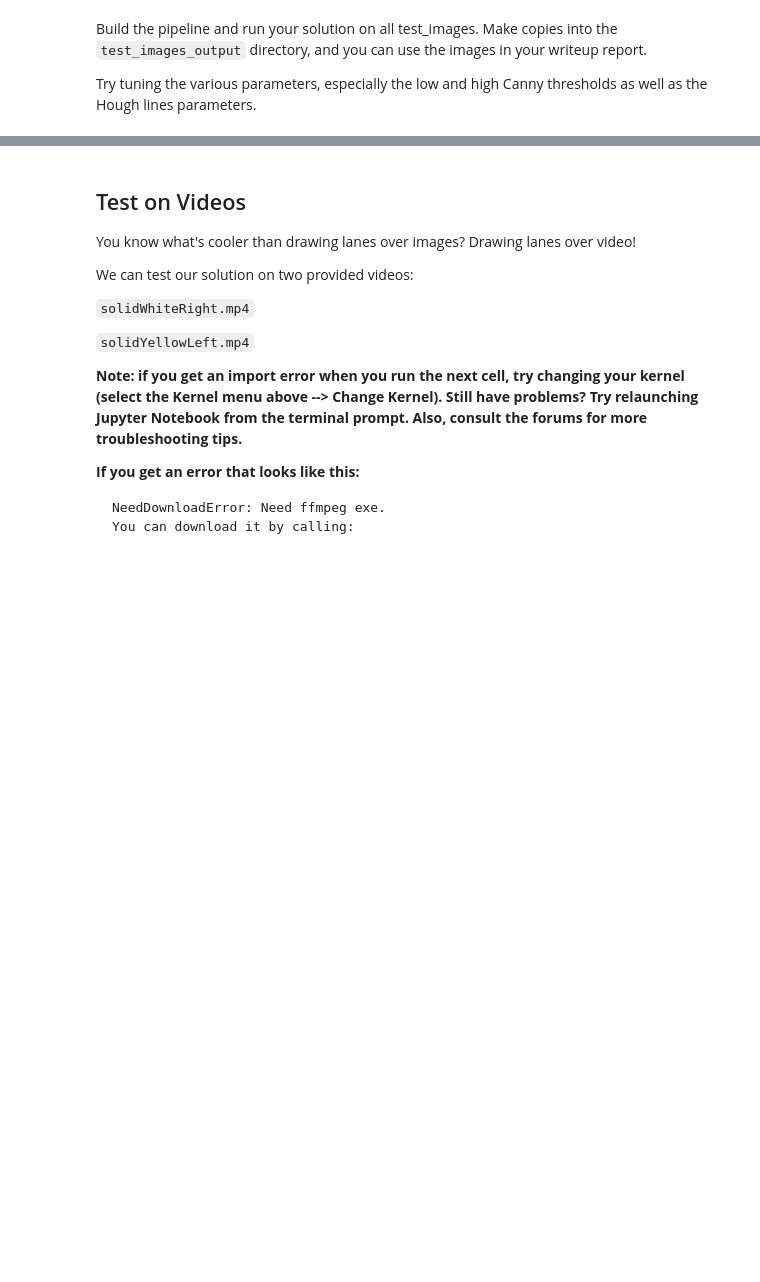
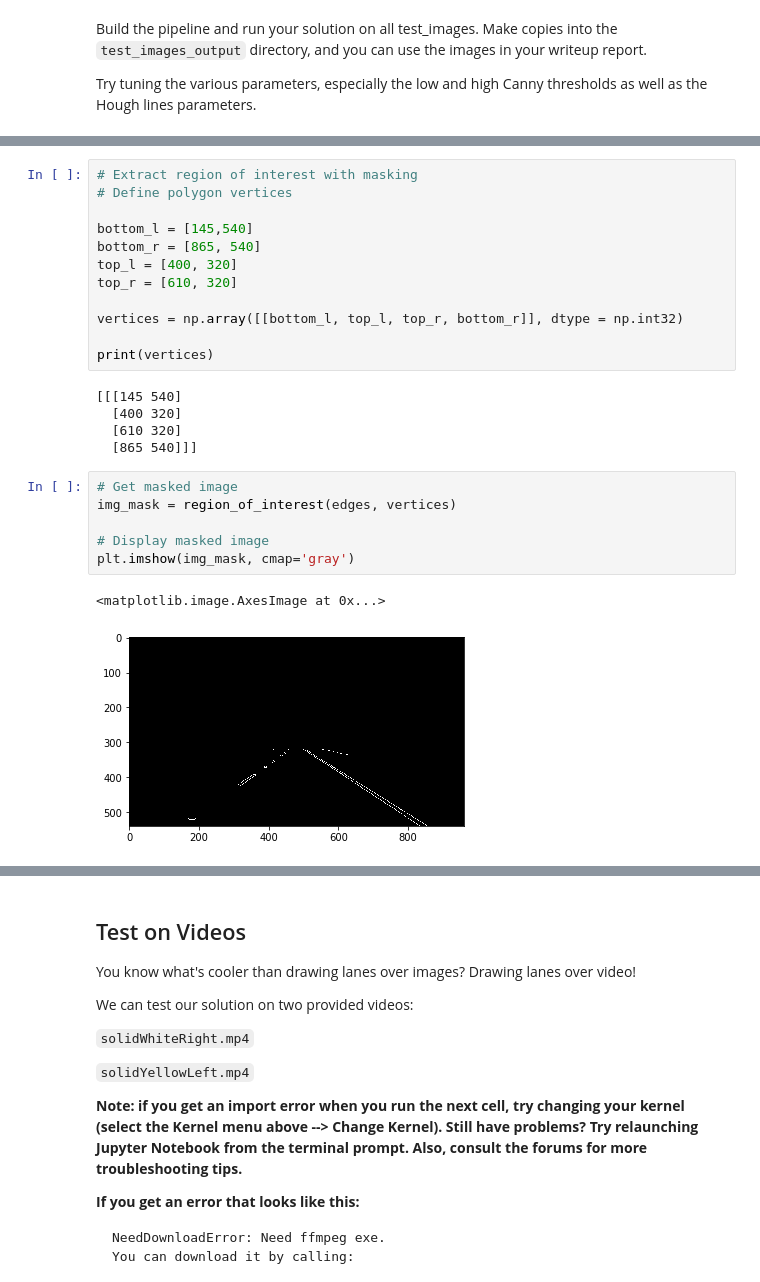
Before and after one commit to ghiberti/CarND-LaneLines-P1, a Jupyter notebook: P1.ipynb, the cells around one changed output, grey strips where cells are left out. Drawn from its saved outputs; the diff is of its cells as text; blank space fills up the shorter version.

```diff
--- a/P1.ipynb
+++ b/P1.ipynb
@@ -222,0 +222,26 @@ plt.imshow(plot_image)
+# %%
+# Extract region of interest with masking
+# Define polygon vertices
+
+bottom_l = [145,540]
+bottom_r = [865, 540]
+top_l = [400, 320]
+top_r = [610, 320]
+
+vertices = np.array([[bottom_l, top_l, top_r, bottom_r]], dtype = np.int32)
+
+print(vertices)
+# %% [output]
+[[[145 540]
+  [400 320]
+  [610 320]
+  [865 540]]]
+# %%
+# Get masked image
+img_mask = region_of_interest(edges, vertices)
+
+# Display masked image
+plt.imshow(img_mask, cmap='gray')
+# %% [output]
+<matplotlib.image.AxesImage at 0x...>
+[figure, added]
```
Also changed, not shown: parts of 7 cells of this notebook.
